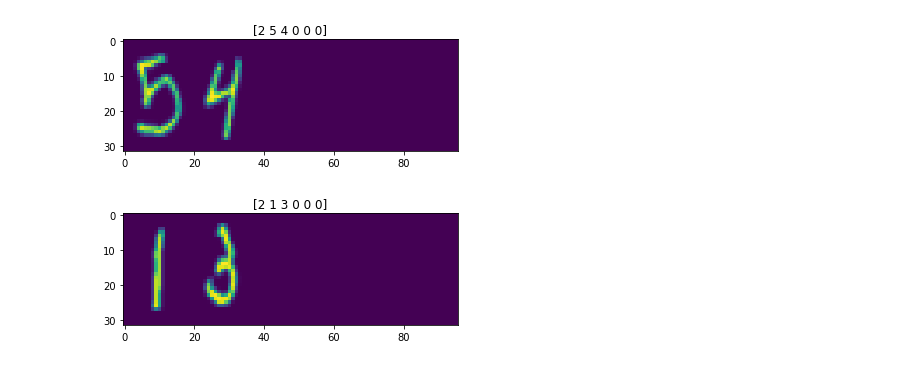
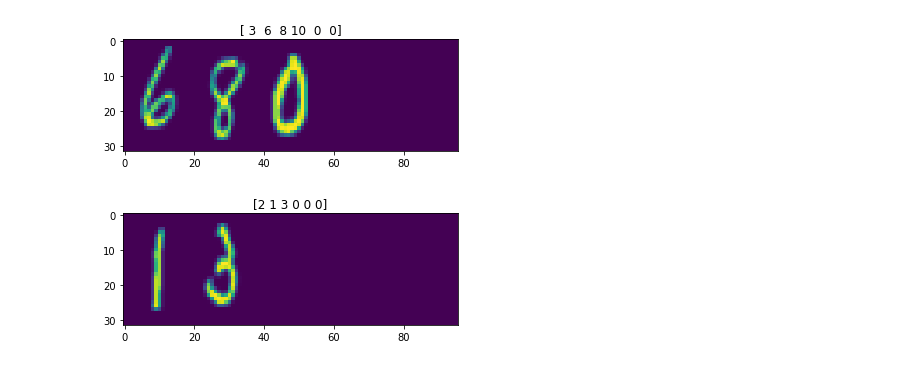
Before and after one commit to himanshubabal/Google-Street-View-House-Numbers, a Jupyter notebook: CNN_SVHN_Mnist.ipynb, the cells around one changed output. Cells and saved outputs as stored; diff of their text form; code cells hidden in the pictures.

```diff
--- a/CNN_SVHN_Mnist.ipynb
+++ b/CNN_SVHN_Mnist.ipynb
@@ -52,9 +52,9 @@ def plot_img(im, label):
 def plot(i):
     plot_img(train_dataset[i], train_labels[i])
 # %%
-plot(0)
+plot(130)
 # %% [output]
-[figure, old version]
+[figure, new version]
 # %%
 plot(65)
 # %% [output]
```
Also changed, not shown: parts of 1 cell of this notebook, 3 other files.
